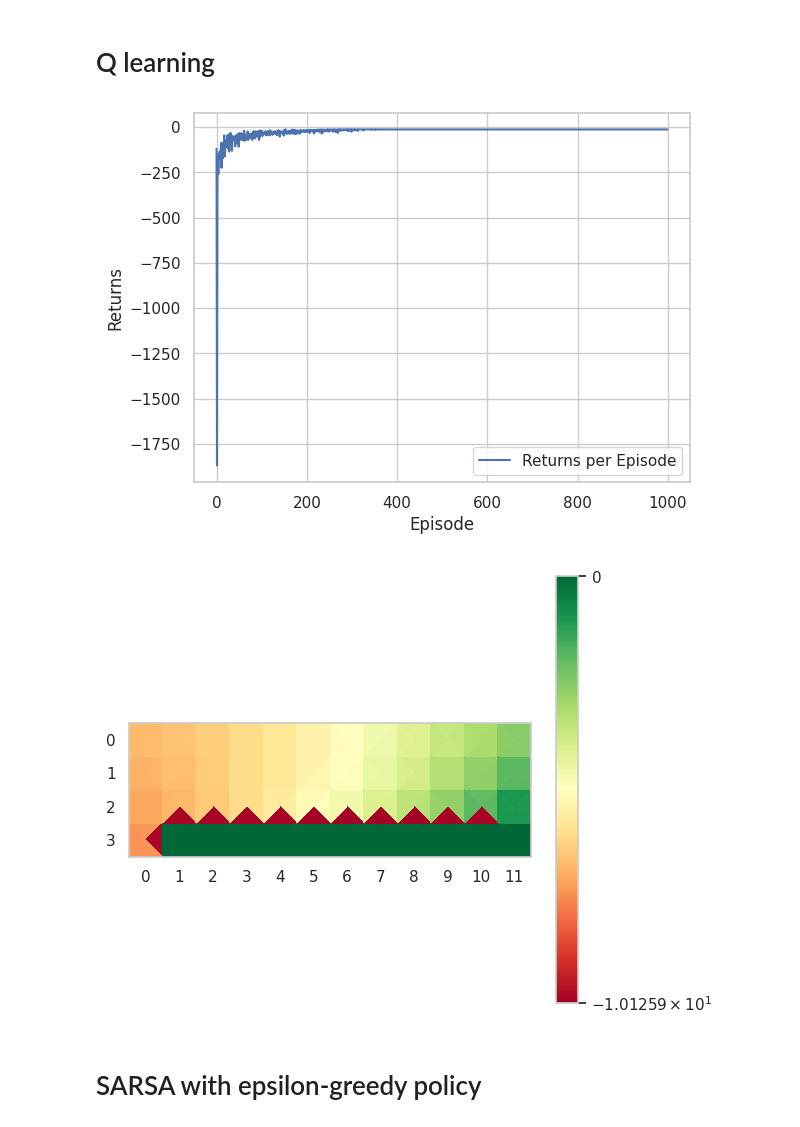
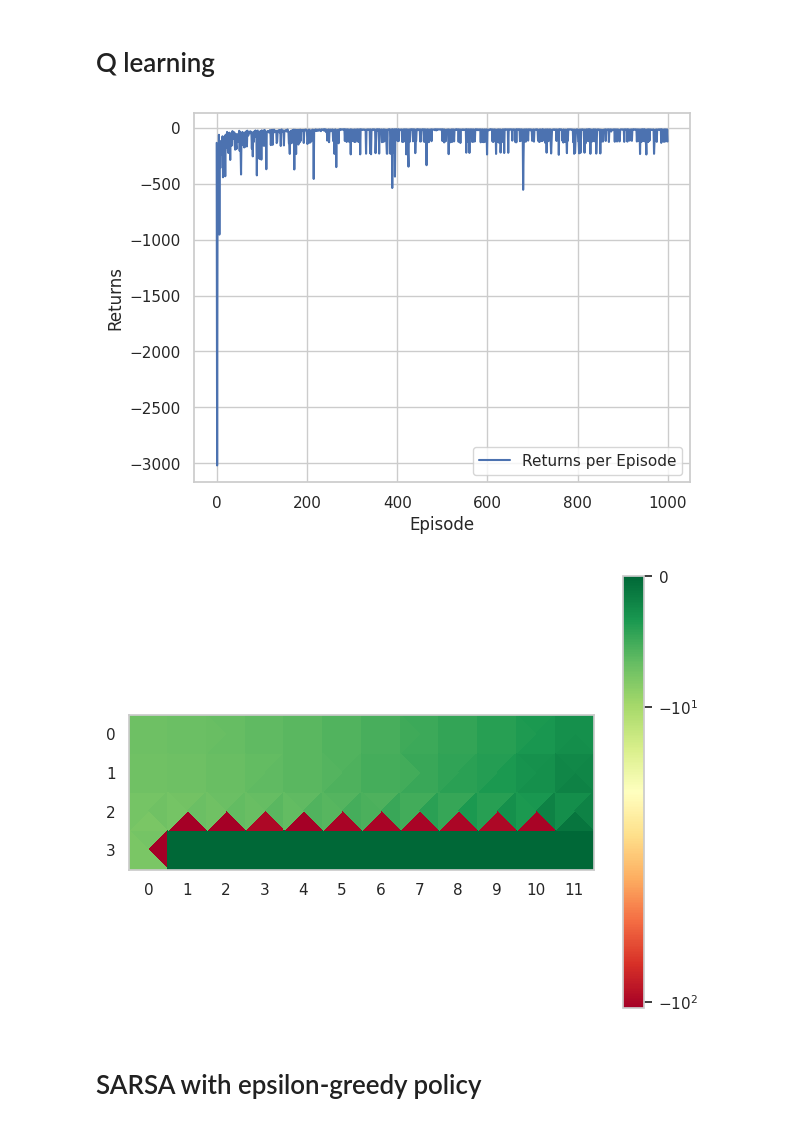
Before and after one commit to gardan4/RL-learning-goals, a Jupyter notebook: python/KEN4157_Reinforcement_Learning_Cliff_Walking.ipynb, the cells around one changed output. Saved outputs shown, nothing was run; the diff lists cells and outputs as text; code cells hidden in the pictures.

```diff
--- a/python/KEN4157_Reinforcement_Learning_Cliff_Walking.ipynb
+++ b/python/KEN4157_Reinforcement_Learning_Cliff_Walking.ipynb
@@ -172,10 +172,16 @@ Your own code should probably go below here!
 alpha = 0.1  # Learning rate
 gamma = 0.9  # Discount factor
 num_episodes = 1000  # Number of episodes for training
+epsilon = 0.1  # Exploration rate
+
 
 # Function to choose an action always exploiting the learned values
+# Function to choose an action using epsilon-greedy policy
 def choose_action(state):
-    return np.argmax(random_q_table[state])  # Exploit learned values
+    if np.random.rand() < epsilon:
+        return env.action_space.sample()  # Explore action space
+    else:
+        return np.argmax(random_q_table[state])  # Exploit learned values
 
 # Q-learning algorithm
 random_q_table = np.zeros((obs_space.n, action_space.n))
@@ -185,35 +191,35 @@ for episode in range(num_episodes):
     state, _ = env.reset()
     done = False
     total_rewards = 0
 
     while not done:
         action = choose_action(state)
         next_state, reward, done, truncated, info = env.step(action)
 
         # Q-learning update
         old_value = random_q_table[state, action]
         next_max = np.max(random_q_table[next_state])
 
         new_value = old_value + alpha * (reward + gamma * next_max - old_value)
         random_q_table[state, action] = new_value
 
         total_rewards += reward
         state = next_state
 
     returns_per_episode.append(total_rewards)
 
 
 plot_returns_per_episode(returns_per_episode)
 
 # Plot heatmap from our Q-table
 q_vals_up = random_q_table[:, 0]
 q_vals_right = random_q_table[:, 1]
 q_vals_down = random_q_table[:, 2]
 q_vals_left = random_q_table[:, 3]
 create_qvals_heatmap(q_vals_up, q_vals_right, q_vals_down, q_vals_left)
 # %% [output]
-[figure, old version]
+[figure, new version]
-[figure, old version]
+[figure, new version]
 # %% [markdown]
 # SARSA with epsilon-greedy policy
 # %%
```
Also changed, not shown: parts of 4 cells of this notebook.
